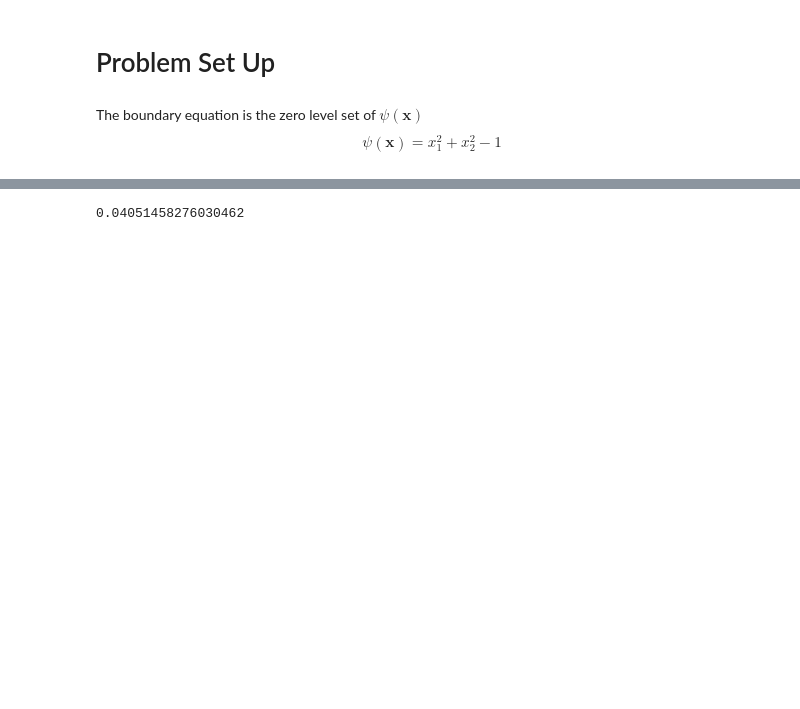
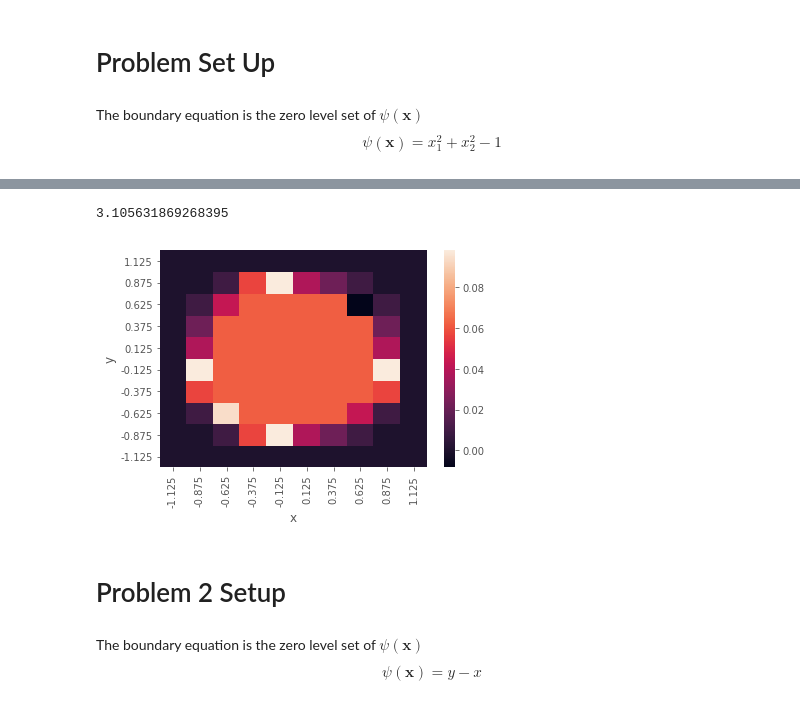
Before and after one commit to marissachanlatte/EmbeddedBoundary, a Jupyter notebook: 2DEmbeddedBoundary.ipynb, the cells around one changed output, grey strips where cells are left out. Drawn from its saved outputs; the diff is of its cells as text; code cells hidden in the pictures; blank space fills up the shorter version.

Commit message:
Test cases with line and circle.

```diff
--- a/2DEmbeddedBoundary.ipynb
+++ b/2DEmbeddedBoundary.ipynb
@@ -55,0 +138,4 @@ def partialN(P, d, points):
+# %%
+def d_integral(beginning, end, q, index, fixed_value):
+    next_plus = q[(index+1)%2] + 1
+    return fixed_value**q[index]*(1/(next_plus))*(end**next_plus - beginning**next_plus)
@@ -64,26 +251,24 @@ D = 2
 
 
 ### HARD CODED FOR PSI(X) = X^2 + Y^2 - 1 ###########
-def partialPsi(x, order):
+def partialPsiCircle(x, order):
     if np.array_equal(order, np.array([0, 0])):
-        return x[:, 0]**2 + x[1]**2 - 1
+        return x[:, 0]**2 + x[:, 1]**2 - 1
     elif np.array_equal(order, np.array([1, 0])) or np.array_equal(order, np.array([0, 1])):
         return 2*(order[0]*x[:, 0] + order[1]*x[:, 1])
     elif np.array_equal(order, np.array([2, 0])) or np.array_equal(order, np.array([0, 2])):
-        return 2
+        return 2*np.ones(len(x))
     else:
-        return 0
+        return 0*np.ones(len(x))
 
 
-def L(x):
+def circleL(x):
     return 2*np.sqrt(x[:, 0]**2 + x[:, 1]**2)
-####################################################
 
 
-def normal(x):
-    dx = partialPsi(x, np.array([1, 0]))
-    dy = partialPsi(x, np.array([0, 1]))
-    return (np.array([dx, dy])/(np.sqrt(dx**2 + dy**2))).T
+def circleIntersection(x):
+    return np.sqrt(1 - x**2)
+####################################################
 # %%
 # Set Up Function
 x = np.linspace(-1.0, 1.0, 100)
@@ -131,4 +311,4 @@ points = np.array(list(zip(X.flatten(), Y.flatten())))
 num_cells = len(points)
 # %%
 # Global Variables
-Q = 3
+Q = 1
@@ -252,4 +315,24 @@ To use the future default and silence this warning we advise to pass `rcond=None
+# %%
+# Setup Normals
+normal_derivatives = setup_normals(Q, num_cells, partialPsiCircle, circleL)
+# Compute 1d Moments
+vol_frac_1d = compute_1d_moments(num_cells, points, h, circleIntersection, type="circle")
+# Main Loop
+volume_moments_circle, boundary_moments = main(Q, num_cells, vol_frac_1d, points, h, normal_derivatives, type='circle')
 # %%
-volume_moments[0, 0, 12]
+volume_moments_circle[0, 0, :].sum()
 # %% [output]
-0.04051458276030462
+3.105631869268395
+# %%
+data = {'x': points[:, 0], 'y': points[:, 1], 'area': volume_moments_circle[0, 0]}
+df = pd.DataFrame(data=data)
+pivot = df.pivot(index='y', columns='x', values='area')
+ax = sns.heatmap(pivot)
+ax.invert_yaxis()
+# %% [output]
+[figure, added]
+# %% [markdown]
+# Problem 2 Setup
+# %% [markdown]
+The boundary equation is the zero level set of $\psi(\mathbf{x})$
+$$ \psi( \mathbf{x} ) = y - x $$
```
Also changed, not shown: parts of 25 cells of this notebook.
